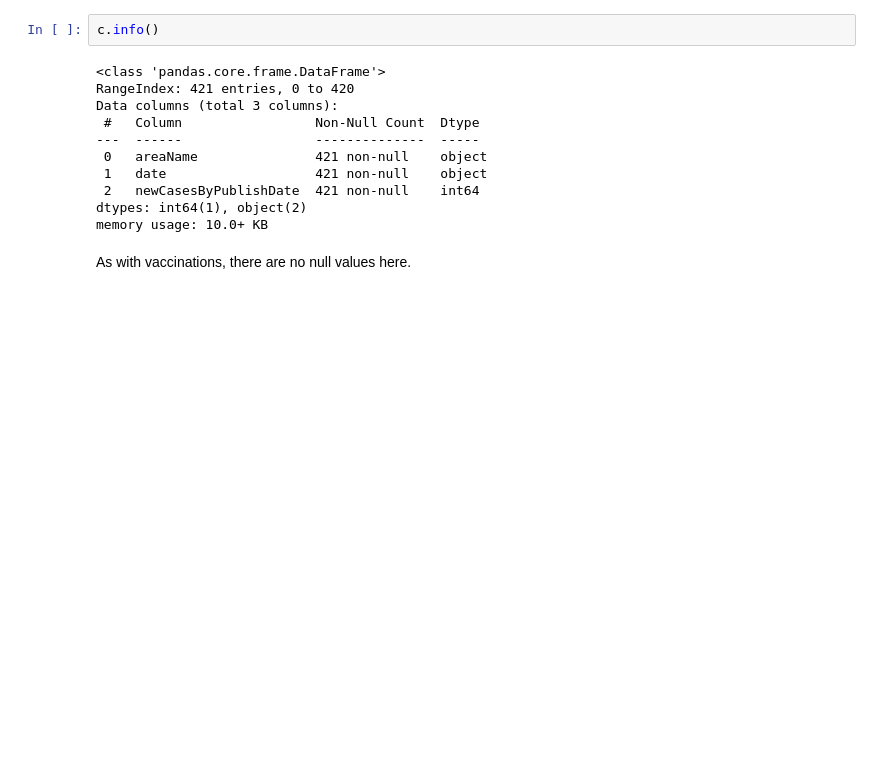
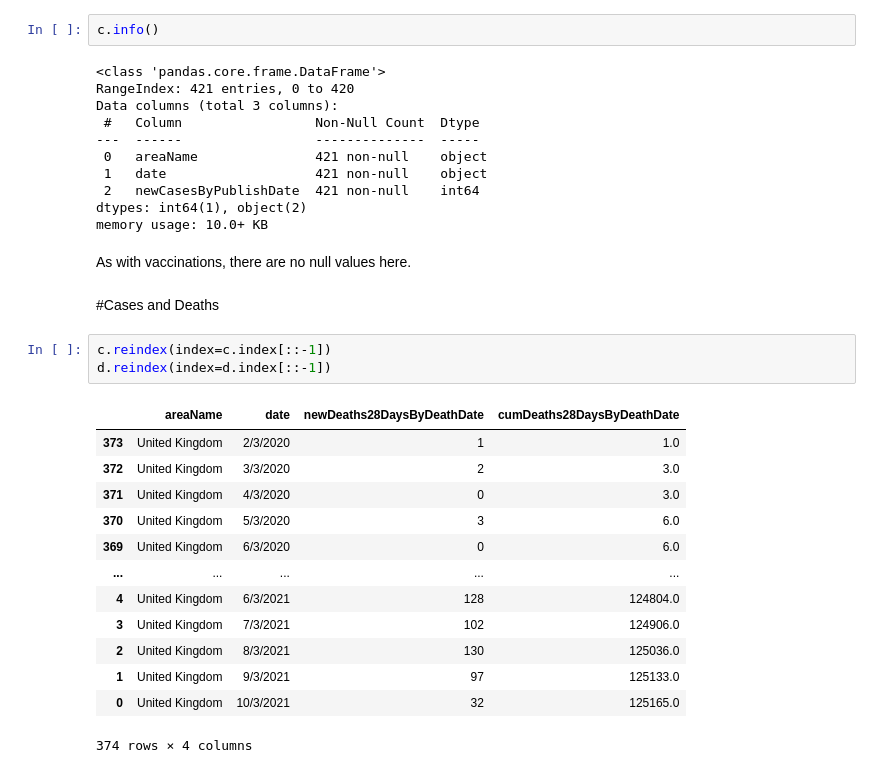
Before and after one commit to Denparadigm/dmai-ukcovid, a Jupyter notebook: notebook.ipynb, the cells around one changed output. Saved outputs shown, nothing was run; the diff lists cells and outputs as text; blank space fills up the shorter version.

```diff
--- a/notebook.ipynb
+++ b/notebook.ipynb
@@ -104,3 +104,22 @@ dtypes: int64(1), object(2)
 memory usage: 10.0+ KB
 # %% [markdown]
 As with vaccinations, there are no null values here.
+# %% [markdown]
+#Cases and Deaths
+# %%
+c.reindex(index=c.index[::-1])
+d.reindex(index=d.index[::-1])
+# %% [output]
+|  | areaName | date | newDeaths28DaysByDeathDate | cumDeaths28DaysByDeathDate |
+| 373 | United Kingdom | 2/3/2020 | 1 | 1.0 |
+| 372 | United Kingdom | 3/3/2020 | 2 | 3.0 |
+| 371 | United Kingdom | 4/3/2020 | 0 | 3.0 |
+| 370 | United Kingdom | 5/3/2020 | 3 | 6.0 |
+| 369 | United Kingdom | 6/3/2020 | 0 | 6.0 |
+| ... | ... | ... | ... | ... |
+| 4 | United Kingdom | 6/3/2021 | 128 | 124804.0 |
+| 3 | United Kingdom | 7/3/2021 | 102 | 124906.0 |
+| 2 | United Kingdom | 8/3/2021 | 130 | 125036.0 |
+| 1 | United Kingdom | 9/3/2021 | 97 | 125133.0 |
+| 0 | United Kingdom | 10/3/2021 | 32 | 125165.0 |
+374 rows × 4 columns
```
Also changed, not shown: parts of 2 cells of this notebook.
